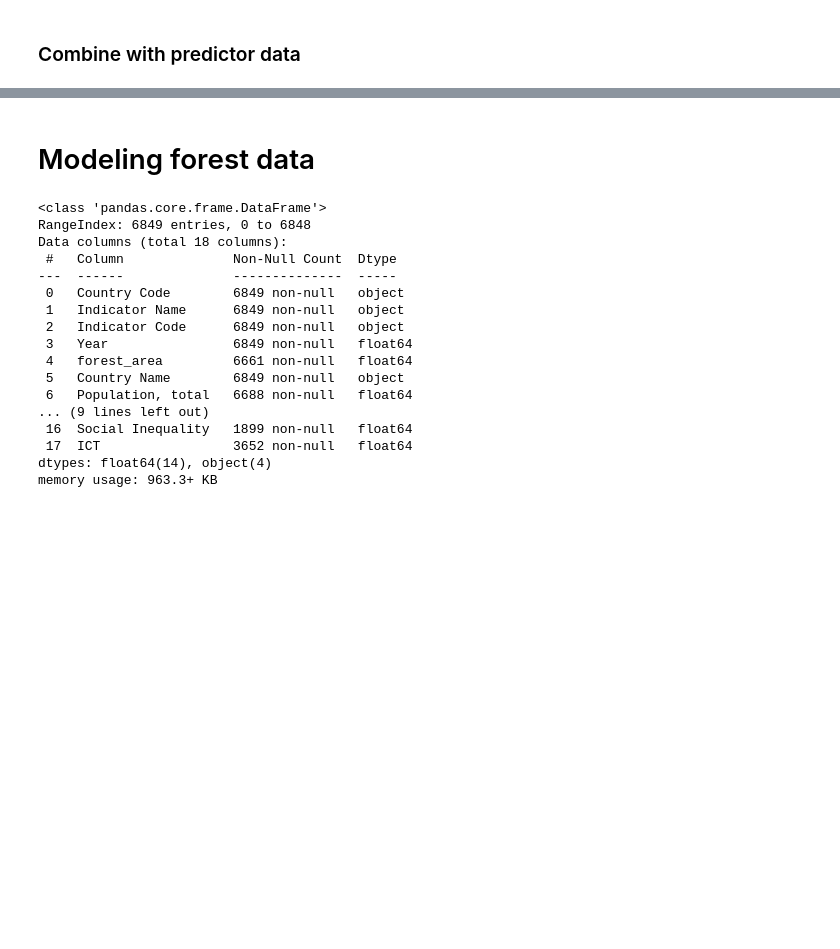
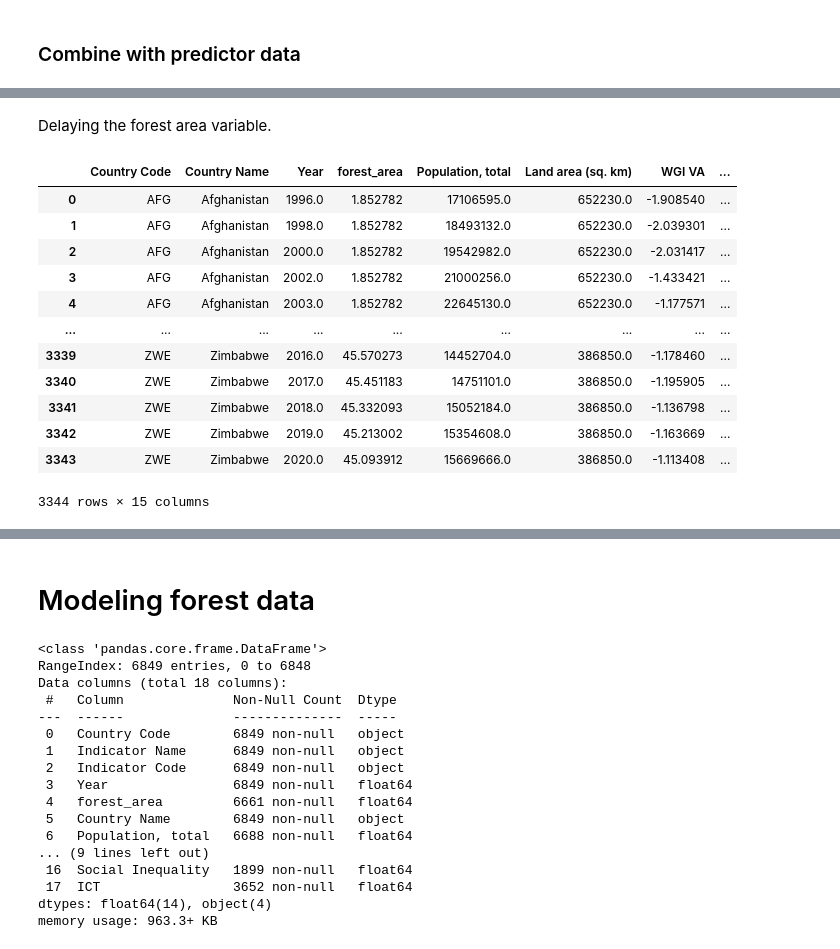
Before and after one commit to marcbarc19/DataScienceExam, a Jupyter notebook: forest-modelling.ipynb, the cells around one changed output, grey strips where cells are left out. Cells and saved outputs as stored; diff of their text form; code cells hidden in the pictures; blank space fills up the shorter version.

```diff
--- a/forest-modelling.ipynb
+++ b/forest-modelling.ipynb
@@ -385,0 +234,18 @@ forest_full.describe()
+# %%
+# Define the non-predictor columns
+non_predictor_columns = [
+    'Country Code', 'Country Name', 'Indicator Name', 'Indicator Code', 'Year', 'forest_area', 'Education', 'Innovation', 'Social Inequality'
+]
+
+# Determine the number of predictors by excluding non-predictor columns
+predictor_columns = forest_full_filtered.columns.difference(non_predictor_columns)
+
+# Calculate the threshold (more than half of the predictors)
+threshold = len(predictor_columns) / 2
+
+# Filter out rows where more than half of the predictors have NaN values
+forest_full_filtered = forest_full_filtered[forest_full_filtered[predictor_columns].isnull().sum(axis=1) <= threshold]
+
+#Checking how many countries were removed
+print(len(forest_full_filtered['Country Code'].unique()))
+print(len(forest_full['Country Code'].unique()))
@@ -385,0 +417,40 @@ forest_full.describe()
+# %% [markdown]
+Delaying the forest area variable.
+# %%
+#Defining the number of years to lag
+lag_years = 4
+
+#Creating the new column 'lagged_ghg' and initializing with NaN
+forest_full_imputed['lagged_forest'] = pd.NA
+
+#Iterating over each row
+for i in range(len(forest_full_imputed)):
+    country = forest_full_imputed.loc[i, 'Country Code']
+    year = forest_full_imputed.loc[i, 'Year']
+
+    correct_year = year + lag_years
+
+    #Finding the row where the country is the same and the year is 'year + lag_years'
+    lagged_row = forest_full_imputed[(forest_full_imputed['Country Code'] == country) & (forest_full_imputed['Year'] == correct_year)]
+
+    #print(lagged_row['ghg'])
+    #If such a row exists, assign its 'Value' to the 'Lagged_Value' of the current row
+    if not lagged_row.empty:
+        forest_full_imputed.loc[i, 'lagged_forest'] = lagged_row['forest_area'].values[0]
+
+#Display the new dataframe
+display(forest_full_imputed)
+# %% [output]
+|  | Country Code | Country Name | Year | forest_area | Population, total | Land area (sq. km) | WGI VA | ... |
+| 0 | AFG | Afghanistan | 1996.0 | 1.852782 | 17106595.0 | 652230.0 | -1.908540 | ... |
+| 1 | AFG | Afghanistan | 1998.0 | 1.852782 | 18493132.0 | 652230.0 | -2.039301 | ... |
+| 2 | AFG | Afghanistan | 2000.0 | 1.852782 | 19542982.0 | 652230.0 | -2.031417 | ... |
+| 3 | AFG | Afghanistan | 2002.0 | 1.852782 | 21000256.0 | 652230.0 | -1.433421 | ... |
+| 4 | AFG | Afghanistan | 2003.0 | 1.852782 | 22645130.0 | 652230.0 | -1.177571 | ... |
+| ... | ... | ... | ... | ... | ... | ... | ... | ... |
+| 3339 | ZWE | Zimbabwe | 2016.0 | 45.570273 | 14452704.0 | 386850.0 | -1.178460 | ... |
+| 3340 | ZWE | Zimbabwe | 2017.0 | 45.451183 | 14751101.0 | 386850.0 | -1.195905 | ... |
+| 3341 | ZWE | Zimbabwe | 2018.0 | 45.332093 | 15052184.0 | 386850.0 | -1.136798 | ... |
+| 3342 | ZWE | Zimbabwe | 2019.0 | 45.213002 | 15354608.0 | 386850.0 | -1.163669 | ... |
+| 3343 | ZWE | Zimbabwe | 2020.0 | 45.093912 | 15669666.0 | 386850.0 | -1.113408 | ... |
+3344 rows × 15 columns
```
Also changed, not shown: parts of 40 cells of this notebook, 1 other file.
